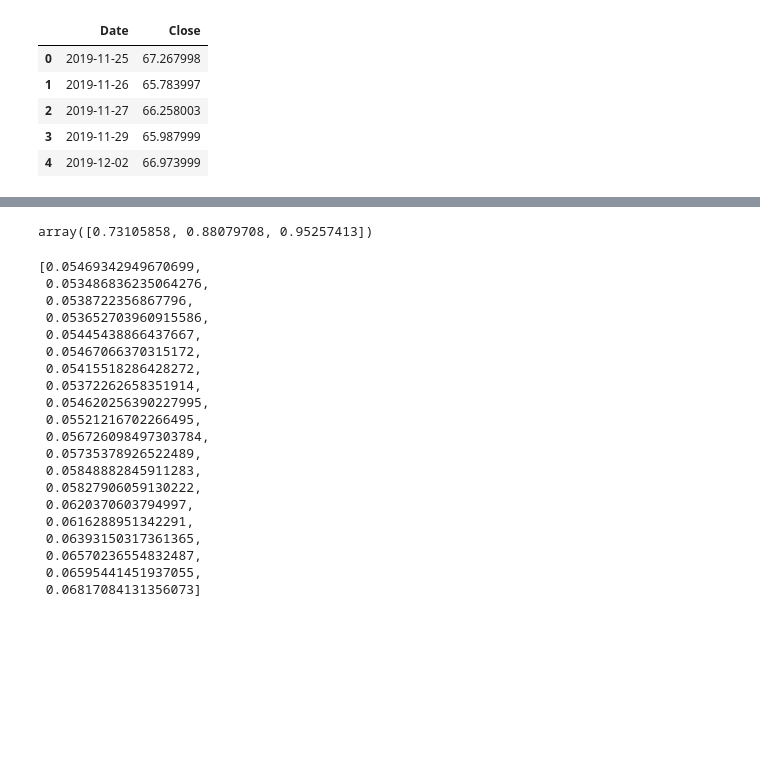
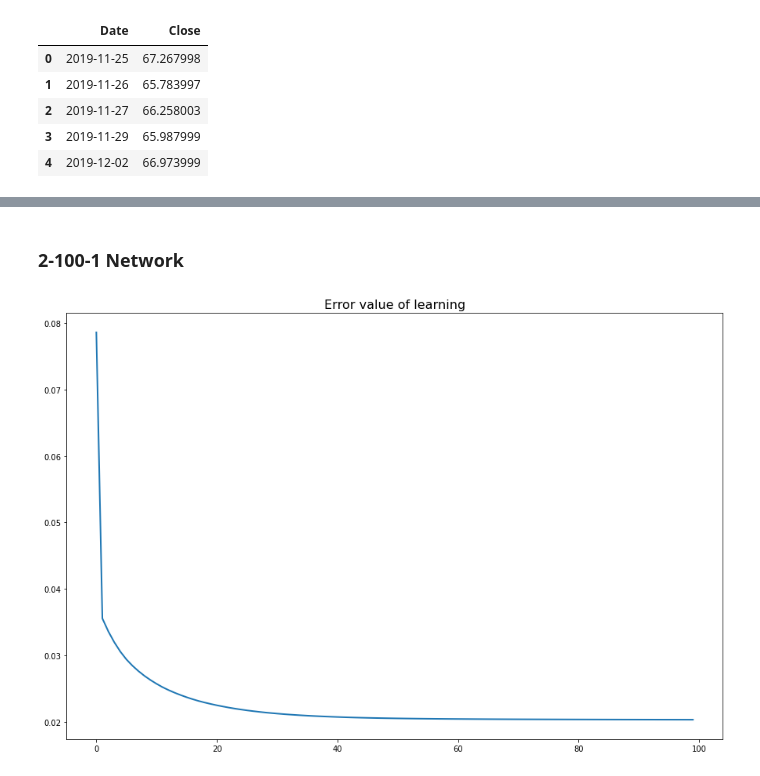
Before and after one commit to jafetimbre/verbose-projects, a Jupyter notebook: artificial-intelligence/ann/ann.ipynb, the cells around one changed output, grey strips where cells are left out. Cells and saved outputs as stored; diff of their text form; code cells hidden in the pictures; blank space fills up the shorter version.

```diff
--- a/artificial-intelligence/ann/ann.ipynb
+++ b/artificial-intelligence/ann/ann.ipynb
@@ -70,8 +58,3 @@ def sigmoid(x, dx=False):
-# %%
-a = np.array([1,2,3])
-ActivationFunctions.sigmoid(a)
-# %% [output]
-array([0.73105858, 0.88079708, 0.95257413])
 # %%
 class Layer():
     def __init__(self, idx, dim, act_func=sigmoid, is_output=False):
@@ -131,7 +112,7 @@ class Network():
                 for layer in self.layers:
                     step_val = layer.feed_forward(step_val)
 
-                iter_error += np.average(self.layers[-1].A - data_slice_y)
+                iter_error += abs(np.average(self.layers[-1].A - data_slice_y))
 
                 delta = self.layers[-1].back_propagation(data_slice_y, None)
                 for layer_i in range(len(self.layers)-2, -1, -1):
@@ -143,36 +124,59 @@ class Network():
                     step_val = layer.A
 
             errors.append(iter_error / dat_i)
+            # print(f'Iter {iter_i+1}/{iters}     err: {errors[-1]}')
 
         return errors
 
+
+    def test(self, x):
+        errors = []
+        y = []
+        for dat_i in range(len(x) - self.data_entr_in):
+            data_slice_x = x[dat_i:dat_i + self.data_entr_in]
+            data_slice_y = x[dat_i + self.data_entr_in]
+
+            step_val = data_slice_x
+            for layer in self.layers:
+                step_val = layer.feed_forward(step_val)
+
+            y.extend(self.layers[-1].A)
+            errors.extend(abs(self.layers[-1].A - data_slice_y))
+
+        if self.data_entr_out > 1:
+            y = (self.data_entr_out-1)*[y[0]] + y
+            errors = (self.data_entr_out-1)*[errors[0]] + errors
+
+            rem = len(y) % self.data_entr_out
+            if rem > 0:
+                y = y[:-rem]
+                errors = errors[:-rem]
+
+            y = np.average(np.array(y).reshape(-1, self.data_entr_out), axis=1)
+            errors = np.average(np.array(errors).reshape(-1, self.data_entr_out), axis=1)
+
+        return (y, errors)
 
     def forecast(self, x):
         step_val = np.array(x)
         for layer in self.layers:
             step_val = layer.feed_forward(step_val)
         return step_val
-# %%
-a = list(data.val)[:20]
-a
-# %% [output]
-[0.05469342949670699,
- 0.053486836235064276,
- 0.0538722356867796,
- 0.053652703960915586,
- 0.05445438866437667,
- 0.05467066370315172,
- 0.05415518286428272,
- 0.05372262658351914,
- 0.054620256390227995,
- 0.05521216702266495,
- 0.056726098497303784,
- 0.05735378926522489,
- 0.05848882845911283,
- 0.05827906059130222,
- 0.0620370603794997,
- 0.0616288951342291,
- 0.06393150317361365,
- 0.06570236554832487,
- 0.06595441451937055,
- 0.06817084131356073]
+# %%
+def segment_data(data, train_ratio):
+    separation_point = int(np.floor(len(data) * train_ratio))
+    return (data[:separation_point], data[separation_point:], separation_point)
+# %%
+(train_data, test_data, seg) = segment_data(list(data.val), .8)
+# %% [markdown]
+### 2-100-1 Network
+# %%
+n = Network([2, 100, 1], activation_function=sigmoid)
+err = n.fit(train_data, iters=100)
+# %%
+plt.figure(figsize=(15,10))
+plt.title('Error value of learning', size=16)
+plt.plot(err, linewidth=2)
+plt.show()
+# %% [output]
+[figure, added]
```
Also changed, not shown: parts of 29 cells of this notebook.
